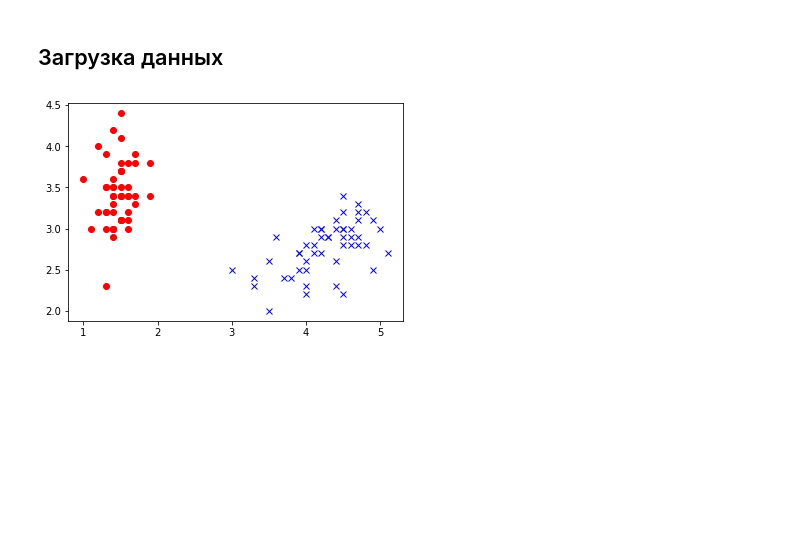
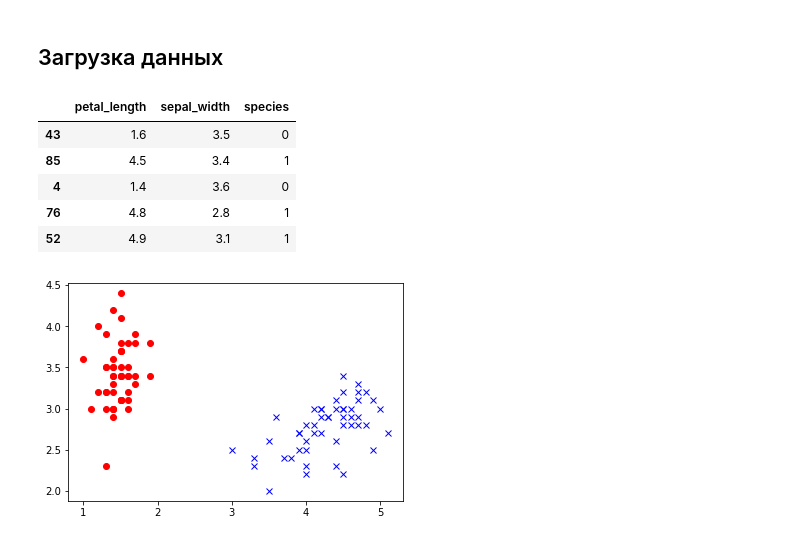
Before and after one commit to mcsml/ml_basics, a Jupyter notebook: classification.ipynb, the cells around one changed output. Drawn from its saved outputs; the diff is of its cells as text; code cells hidden in the pictures; blank space fills up the shorter version.

```diff
--- a/classification.ipynb
+++ b/classification.ipynb
@@ -11,6 +11,15 @@ df = pd.read_csv('iris.csv')
 # %%
 # оставляем только два вида ирисов для бинарной классификации (изначально было три)
 df = df[df['species'] != 'virginica']
+# %%
+df.head()
+# %% [output]
+|  | petal_length | sepal_width | species |
+| 43 | 1.6 | 3.5 | 0 |
+| 85 | 4.5 | 3.4 | 1 |
+| 4 | 1.4 | 3.6 | 0 |
+| 76 | 4.8 | 2.8 | 1 |
+| 52 | 4.9 | 3.1 | 1 |
 # %%
 # визуализируем данные для setosa красным
 x_setosa = df[df['species'] == 'setosa']['petal_length']
```
Also changed, not shown: parts of 7 cells of this notebook, 5 other files.
